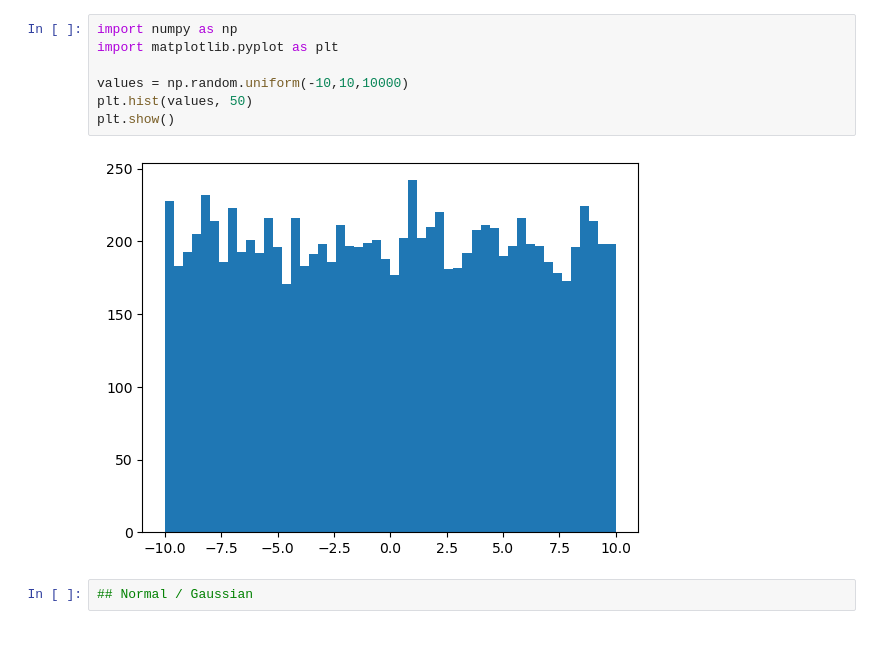
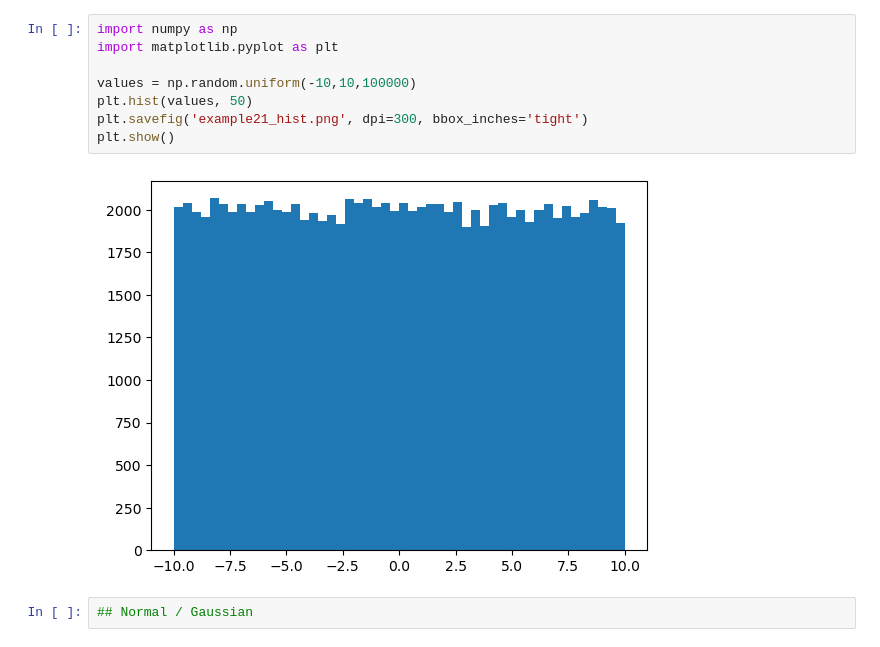
Before and after one commit to Hemi102/data-science-and-machine-learning-with-python, a Jupyter notebook: Distributions.ipynb, the cells around one changed output. Cells and saved outputs as stored; diff of their text form.

```diff
--- a/Distributions.ipynb
+++ b/Distributions.ipynb
@@ -1,12 +1,13 @@
 # %%
 import numpy as np
 import matplotlib.pyplot as plt
 
-values = np.random.uniform(-10,10,10000)
+values = np.random.uniform(-10,10,100000)
 plt.hist(values, 50)
+plt.savefig('example21_hist.png', dpi=300, bbox_inches='tight')
 plt.show()
 # %% [output]
-[figure, old version]
+[figure, new version]
 # %%
 ## Normal / Gaussian
 # %%
```
Also changed, not shown: parts of 5 cells of this notebook, 5 other files.
